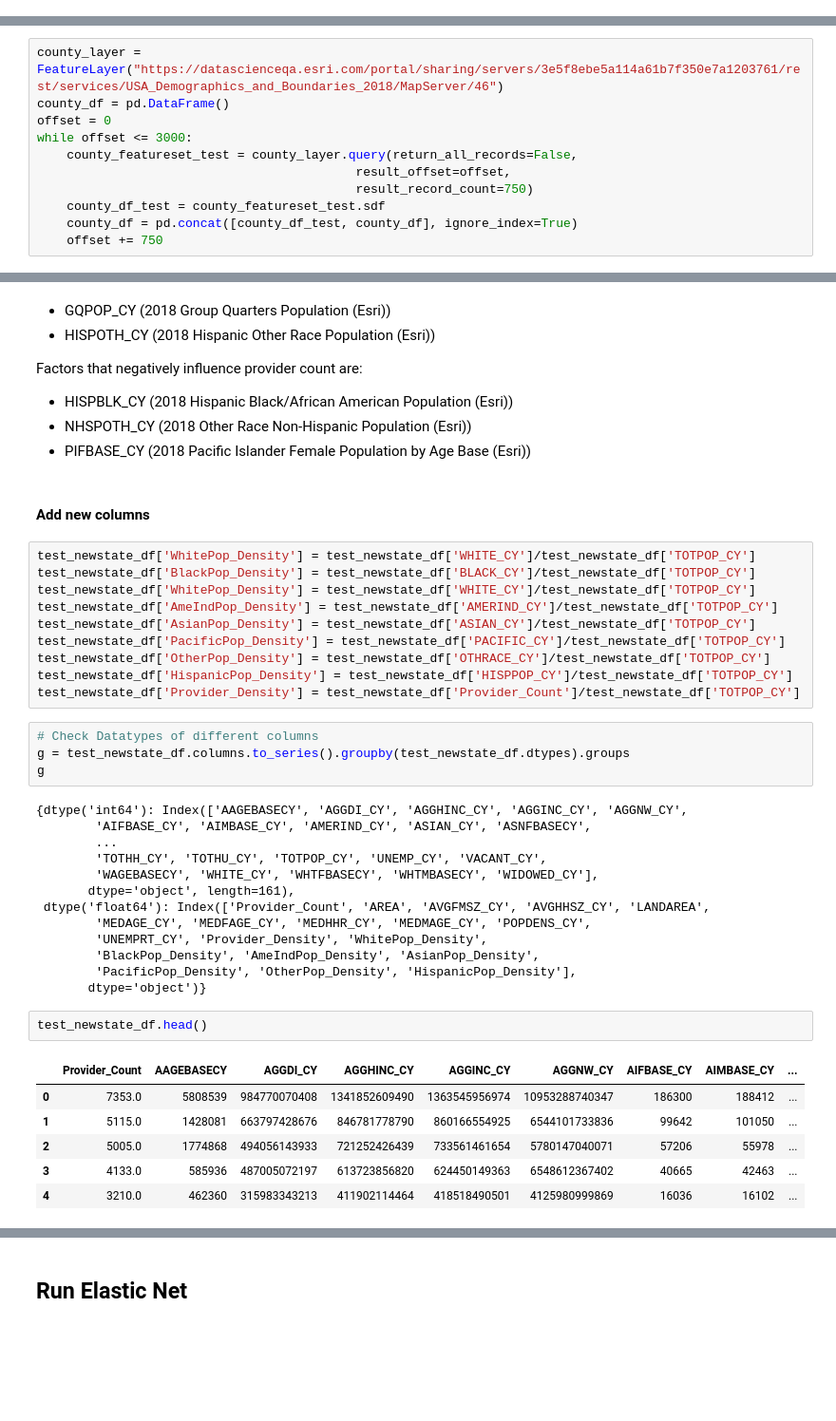
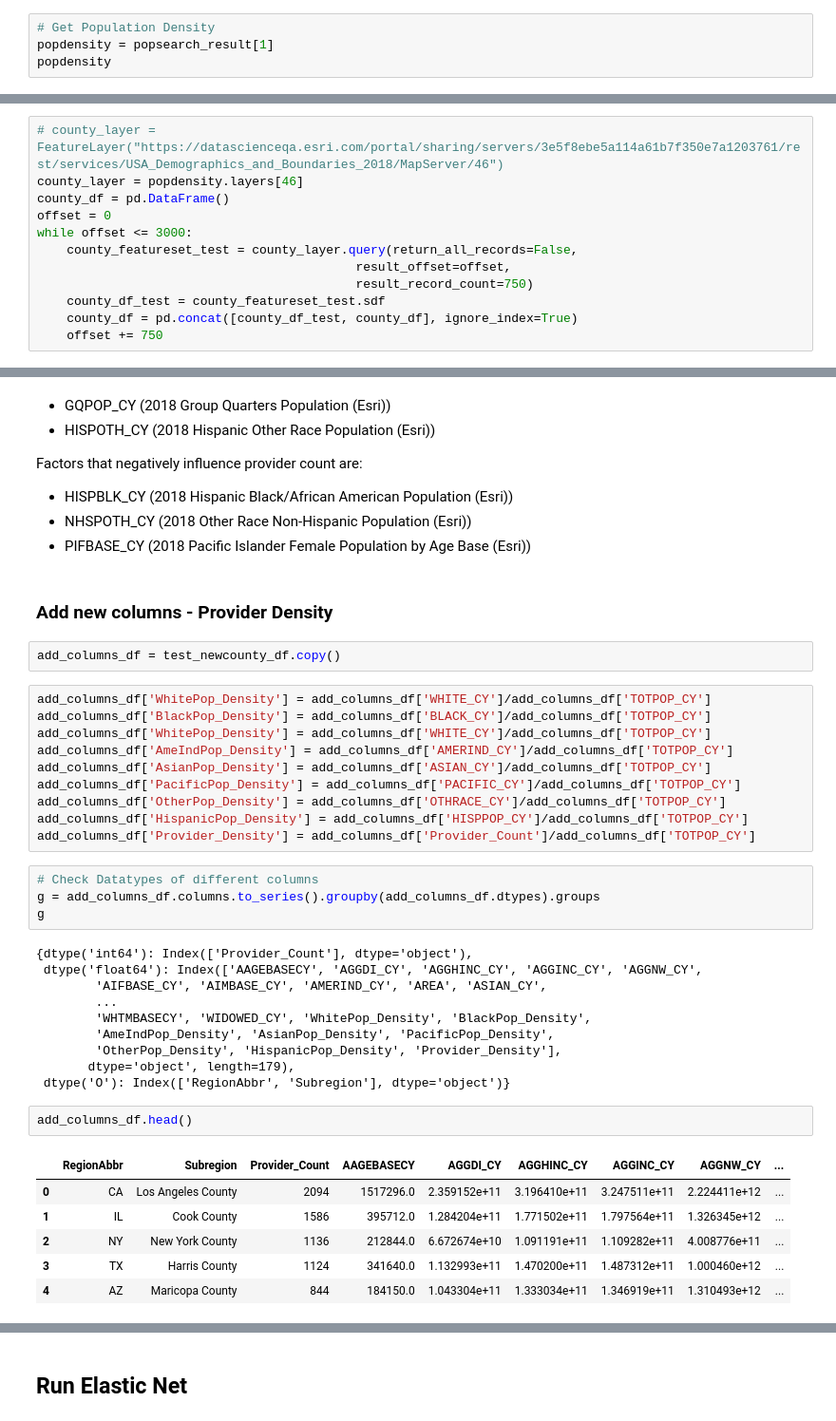
Before and after one commit to mohi9282/arcgis-python-api, a Jupyter notebook: samples/04_gis_analysts_data_scientists/provider_shortage_part4.ipynb, the cells around one changed output, grey strips where cells are left out. Shown at 95% size. Drawn from its saved outputs; the diff is of its cells as text; blank space fills up the shorter version.

```diff
--- a/samples/04_gis_analysts_data_scientists/provider_shortage_part4.ipynb
+++ b/samples/04_gis_analysts_data_scientists/provider_shortage_part4.ipynb
@@ -98,0 +116,4 @@ dtype: int64
+# %%
+# Get Population Density
+popdensity = popsearch_result[1]
+popdensity
@@ -99,5 +143,6 @@ dtype: int64
 # %%
-county_layer = FeatureLayer("https://datascienceqa.esri.com/portal/sharing/servers/3e5f8ebe5a114a61b7f350e7a1203761/rest/services/USA_Demographics_and_Boundaries_2018/MapServer/46")
+# county_layer = FeatureLayer("https://datascienceqa.esri.com/portal/sharing/servers/3e5f8ebe5a114a61b7f350e7a1203761/rest/services/USA_Demographics_and_Boundaries_2018/MapServer/46")
+county_layer = popdensity.layers[46]
 county_df = pd.DataFrame()
 offset = 0
 while offset <= 3000:
@@ -534,40 +562,39 @@ Factors that negatively influence provider count are:
 - NHSPOTH_CY (2018 Other Race Non-Hispanic Population (Esri))
 - PIFBASE_CY (2018 Pacific Islander Female Population by Age Base (Esri))
 # %% [markdown]
-#### Add new columns
+### Add new columns - Provider Density
+# %%
+add_columns_df = test_newcounty_df.copy()
 # %%
-test_newstate_df['WhitePop_Density'] = test_newstate_df['WHITE_CY']/test_newstate_df['TOTPOP_CY']
-test_newstate_df['BlackPop_Density'] = test_newstate_df['BLACK_CY']/test_newstate_df['TOTPOP_CY']
-test_newstate_df['WhitePop_Density'] = test_newstate_df['WHITE_CY']/test_newstate_df['TOTPOP_CY']
-test_newstate_df['AmeIndPop_Density'] = test_newstate_df['AMERIND_CY']/test_newstate_df['TOTPOP_CY']
-test_newstate_df['AsianPop_Density'] = test_newstate_df['ASIAN_CY']/test_newstate_df['TOTPOP_CY']
-test_newstate_df['PacificPop_Density'] = test_newstate_df['PACIFIC_CY']/test_newstate_df['TOTPOP_CY']
-test_newstate_df['OtherPop_Density'] = test_newstate_df['OTHRACE_CY']/test_newstate_df['TOTPOP_CY']
-test_newstate_df['HispanicPop_Density'] = test_newstate_df['HISPPOP_CY']/test_newstate_df['TOTPOP_CY']
-test_newstate_df['Provider_Density'] = test_newstate_df['Provider_Count']/test_newstate_df['TOTPOP_CY']
+add_columns_df['WhitePop_Density'] = add_columns_df['WHITE_CY']/add_columns_df['TOTPOP_CY']
+add_columns_df['BlackPop_Density'] = add_columns_df['BLACK_CY']/add_columns_df['TOTPOP_CY']
+add_columns_df['WhitePop_Density'] = add_columns_df['WHITE_CY']/add_columns_df['TOTPOP_CY']
+add_columns_df['AmeIndPop_Density'] = add_columns_df['AMERIND_CY']/add_columns_df['TOTPOP_CY']
+add_columns_df['AsianPop_Density'] = add_columns_df['ASIAN_CY']/add_columns_df['TOTPOP_CY']
+add_columns_df['PacificPop_Density'] = add_columns_df['PACIFIC_CY']/add_columns_df['TOTPOP_CY']
+add_columns_df['OtherPop_Density'] = add_columns_df['OTHRACE_CY']/add_columns_df['TOTPOP_CY']
+add_columns_df['HispanicPop_Density'] = add_columns_df['HISPPOP_CY']/add_columns_df['TOTPOP_CY']
+add_columns_df['Provider_Density'] = add_columns_df['Provider_Count']/add_columns_df['TOTPOP_CY']
 # %%
 # Check Datatypes of different columns
-g = test_newstate_df.columns.to_series().groupby(test_newstate_df.dtypes).groups
+g = add_columns_df.columns.to_series().groupby(add_columns_df.dtypes).groups
 g
 # %% [output]
-{dtype('int64'): Index(['AAGEBASECY', 'AGGDI_CY', 'AGGHINC_CY', 'AGGINC_CY', 'AGGNW_CY',
-        'AIFBASE_CY', 'AIMBASE_CY', 'AMERIND_CY', 'ASIAN_CY', 'ASNFBASECY',
+{dtype('int64'): Index(['Provider_Count'], dtype='object'),
+ dtype('float64'): Index(['AAGEBASECY', 'AGGDI_CY', 'AGGHINC_CY', 'AGGINC_CY', 'AGGNW_CY',
+        'AIFBASE_CY', 'AIMBASE_CY', 'AMERIND_CY', 'AREA', 'ASIAN_CY',
         ...
-        'TOTHH_CY', 'TOTHU_CY', 'TOTPOP_CY', 'UNEMP_CY', 'VACANT_CY',
-        'WAGEBASECY', 'WHITE_CY', 'WHTFBASECY', 'WHTMBASECY', 'WIDOWED_CY'],
-       dtype='object', length=161),
- dtype('float64'): Index(['Provider_Count', 'AREA', 'AVGFMSZ_CY', 'AVGHHSZ_CY', 'LANDAREA',
-        'MEDAGE_CY', 'MEDFAGE_CY', 'MEDHHR_CY', 'MEDMAGE_CY', 'POPDENS_CY',
-        'UNEMPRT_CY', 'Provider_Density', 'WhitePop_Density',
-        'BlackPop_Density', 'AmeIndPop_Density', 'AsianPop_Density',
-        'PacificPop_Density', 'OtherPop_Density', 'HispanicPop_Density'],
-       dtype='object')}
+        'WHTMBASECY', 'WIDOWED_CY', 'WhitePop_Density', 'BlackPop_Density',
+        'AmeIndPop_Density', 'AsianPop_Density', 'PacificPop_Density',
+        'OtherPop_Density', 'HispanicPop_Density', 'Provider_Density'],
+       dtype='object', length=179),
+ dtype('O'): Index(['RegionAbbr', 'Subregion'], dtype='object')}
 # %%
-test_newstate_df.head()
+add_columns_df.head()
 # %% [output]
-|  | Provider_Count | AAGEBASECY | AGGDI_CY | AGGHINC_CY | AGGINC_CY | AGGNW_CY | AIFBASE_CY | AIMBASE_CY | ... |
-| 0 | 7353.0 | 5808539 | 984770070408 | 1341852609490 | 1363545956974 | 10953288740347 | 186300 | 188412 | ... |
-| 1 | 5115.0 | 1428081 | 663797428676 | 846781778790 | 860166554925 | 6544101733836 | 99642 | 101050 | ... |
-| 2 | 5005.0 | 1774868 | 494056143933 | 721252426439 | 733561461654 | 5780147040071 | 57206 | 55978 | ... |
-| 3 | 4133.0 | 585936 | 487005072197 | 613723856820 | 624450149363 | 6548612367402 | 40665 | 42463 | ... |
-| 4 | 3210.0 | 462360 | 315983343213 | 411902114464 | 418518490501 | 4125980999869 | 16036 | 16102 | ... |
+|  | RegionAbbr | Subregion | Provider_Count | AAGEBASECY | AGGDI_CY | AGGHINC_CY | AGGINC_CY | AGGNW_CY | ... |
+| 0 | CA | Los Angeles County | 2094 | 1517296.0 | 2.359152e+11 | 3.196410e+11 | 3.247511e+11 | 2.224411e+12 | ... |
+| 1 | IL | Cook County | 1586 | 395712.0 | 1.284204e+11 | 1.771502e+11 | 1.797564e+11 | 1.326345e+12 | ... |
+| 2 | NY | New York County | 1136 | 212844.0 | 6.672674e+10 | 1.091191e+11 | 1.109282e+11 | 4.008776e+11 | ... |
+| 3 | TX | Harris County | 1124 | 341640.0 | 1.132993e+11 | 1.470200e+11 | 1.487312e+11 | 1.000460e+12 | ... |
+| 4 | AZ | Maricopa County | 844 | 184150.0 | 1.043304e+11 | 1.333034e+11 | 1.346919e+11 | 1.310493e+12 | ... |
```
Also changed, not shown: parts of 47 cells of this notebook.
